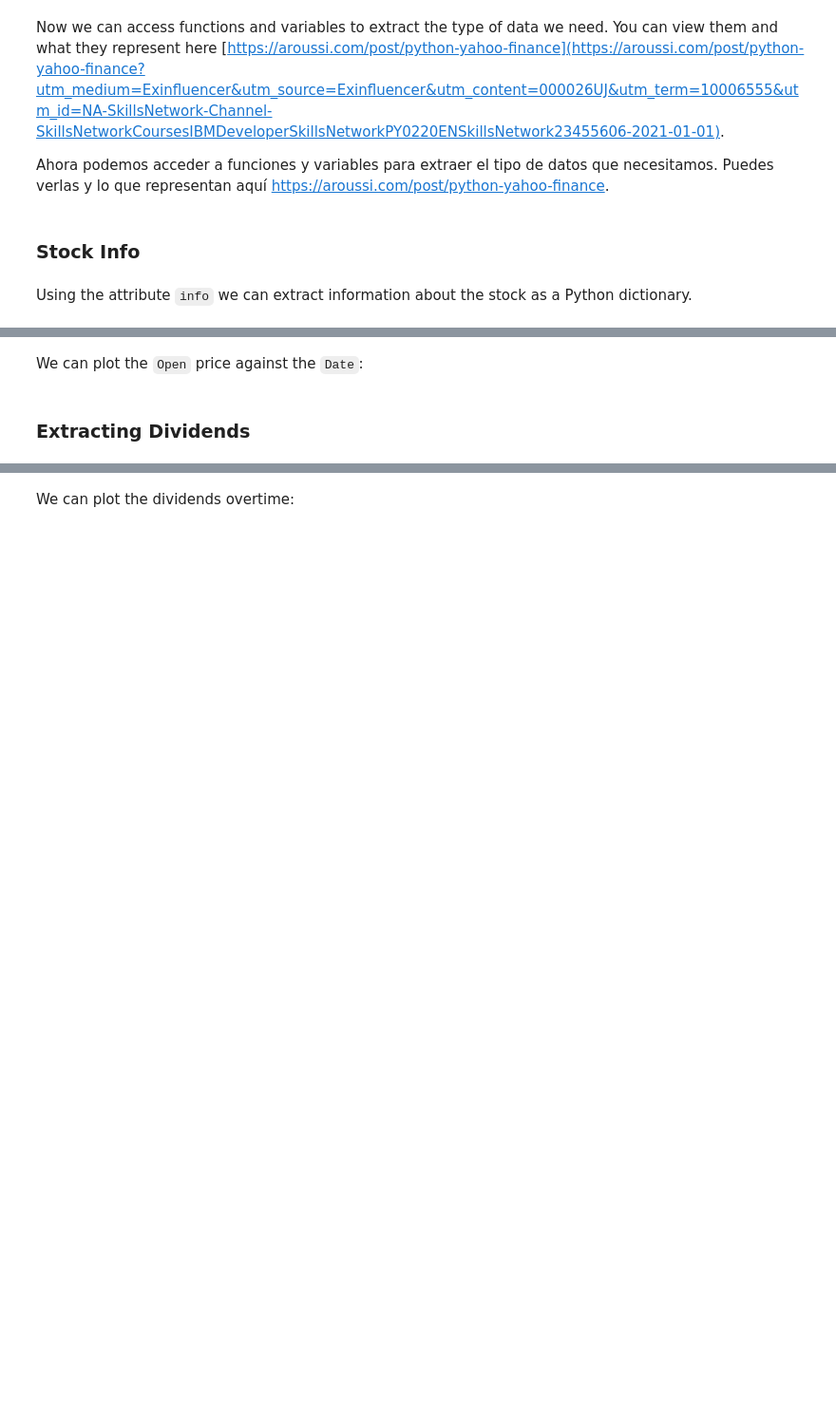
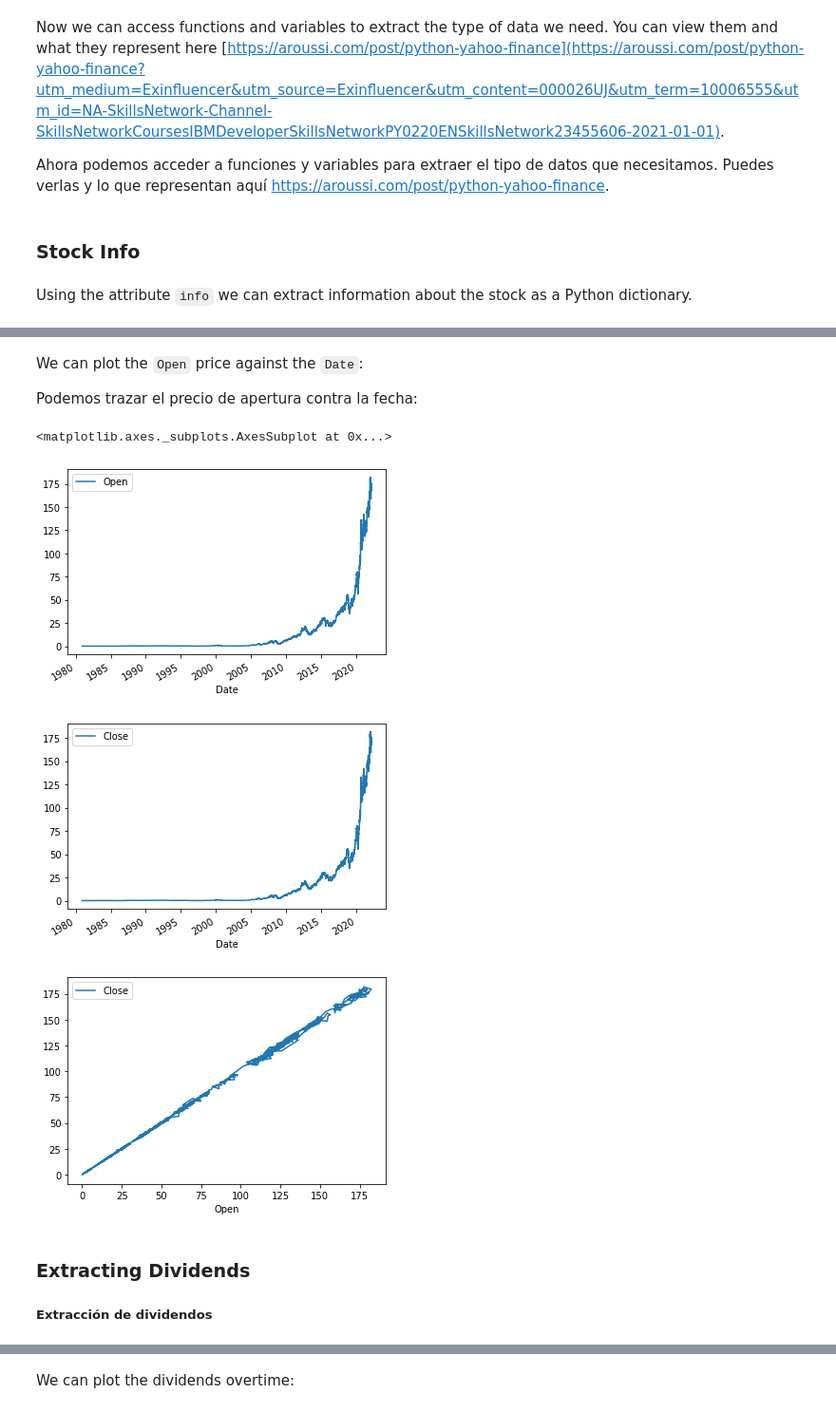
Before and after one commit to 1Dnns/colab, a Jupyter notebook: yfinance.ipynb, the cells around one changed output, grey strips where cells are left out. Shown: that part at 95% size. Saved outputs shown, nothing was run; the diff lists cells and outputs as text; code cells hidden in the pictures; blank space fills up the shorter version.

```diff
--- a/yfinance.ipynb
+++ b/yfinance.ipynb
@@ -98,2 +176,4 @@ apple_share_price_data.reset_index(inplace=True)
 # %% [markdown]
 We can plot the `Open` price against the `Date`:
+
+Podemos trazar el precio de apertura contra la fecha:
@@ -102,4 +180,15 @@ apple_share_price_data.plot(x="Date", y="Open")
+# %%
+apple_share_price_data.plot(x="Date", y="Open")  #grafica de 2 parametros de los datos
+apple_share_price_data.plot(x="Date", y="Close")
+apple_share_price_data.plot(x="Open", y="Close")
+# %% [output]
+<matplotlib.axes._subplots.AxesSubplot at 0x...>
+[figure, added]
+[figure, added]
+[figure, added]
 # %% [markdown]
 ### Extracting Dividends
+
+##### Extracción de dividendos
 # %% [markdown]
 Dividends are the distribution of a companys profits to shareholders. In this case they are defined as an amount of money returned per share an investor owns. Using the variable `dividends` we can get a dataframe of the data. The period of the data is given by the period defined in the 'history\` function.
```
Also changed, not shown: parts of 22 cells of this notebook.
